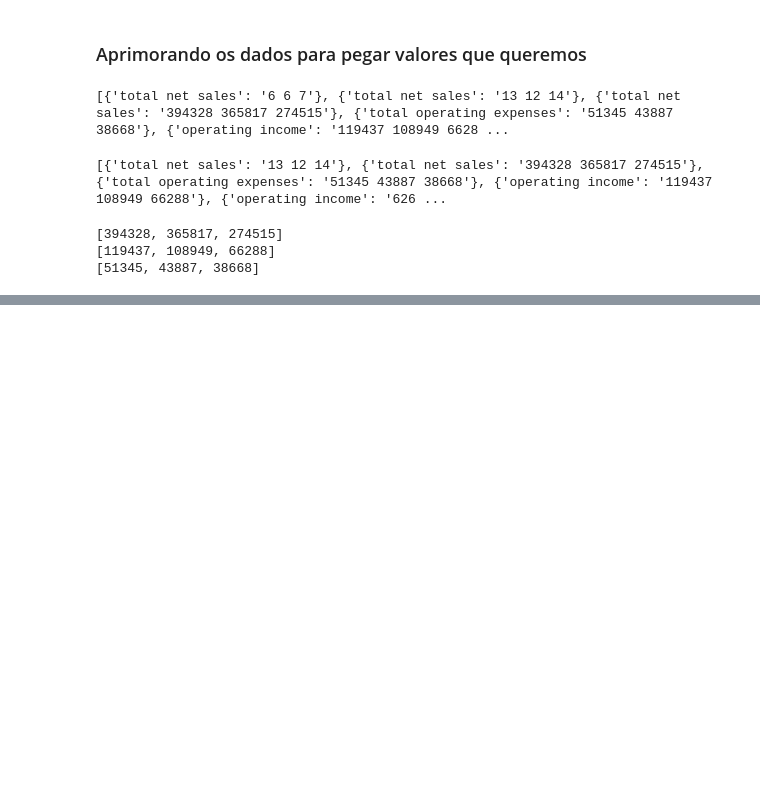
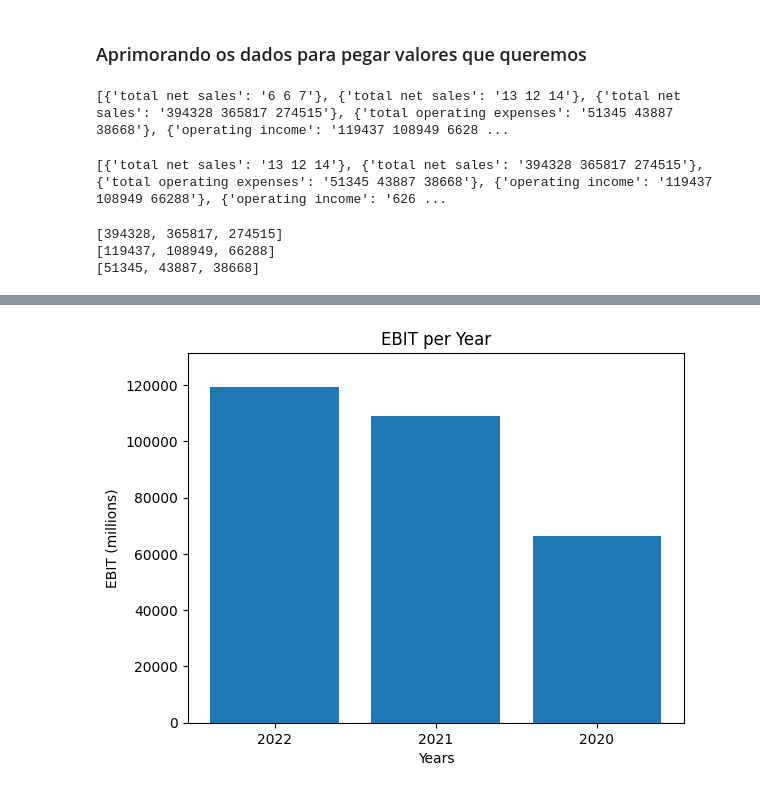
Before and after one commit to GabrielKabbani/Projeto-AnalisedeTexto-BK-GK-RM, a Jupyter notebook: Projeto.ipynb, the cells around one changed output, grey strips where cells are left out. Drawn from its saved outputs; the diff is of its cells as text; code cells hidden in the pictures; blank space fills up the shorter version.

```diff
--- a/Projeto.ipynb
+++ b/Projeto.ipynb
@@ -233,0 +236,9 @@ plt.show()
+# %%
+plt.bar(years, operating_income_list)
+plt.xlabel("Years")
+plt.ylabel("EBIT (millions)")
+plt.title("EBIT per Year")
+plt.ylim(0, max(operating_income_list)+(int(max(operating_income_list)*0.1)))
+plt.show()
+# %% [output]
+[figure, added]
```
Also changed, not shown: parts of 5 cells of this notebook.
